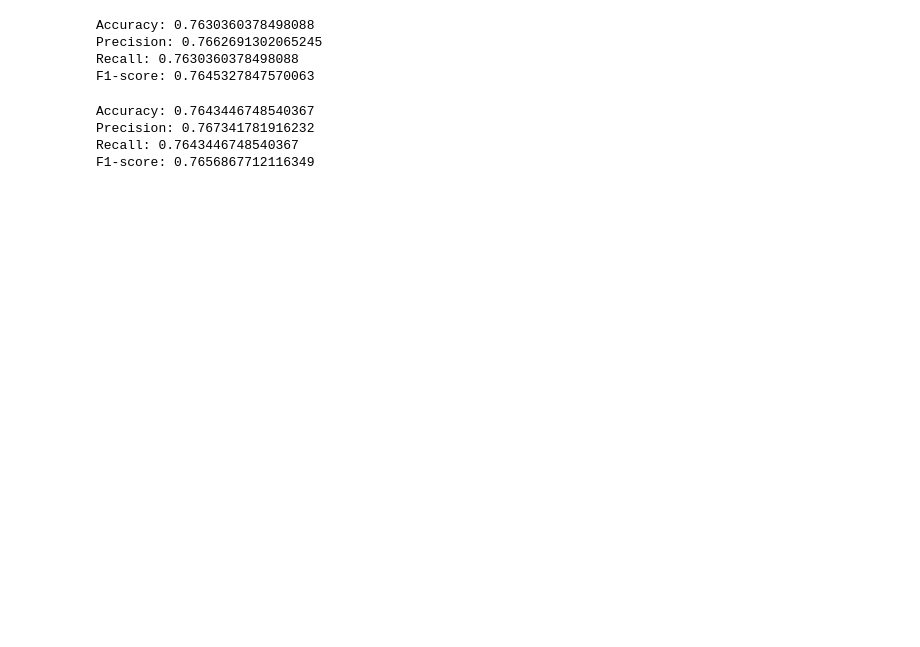
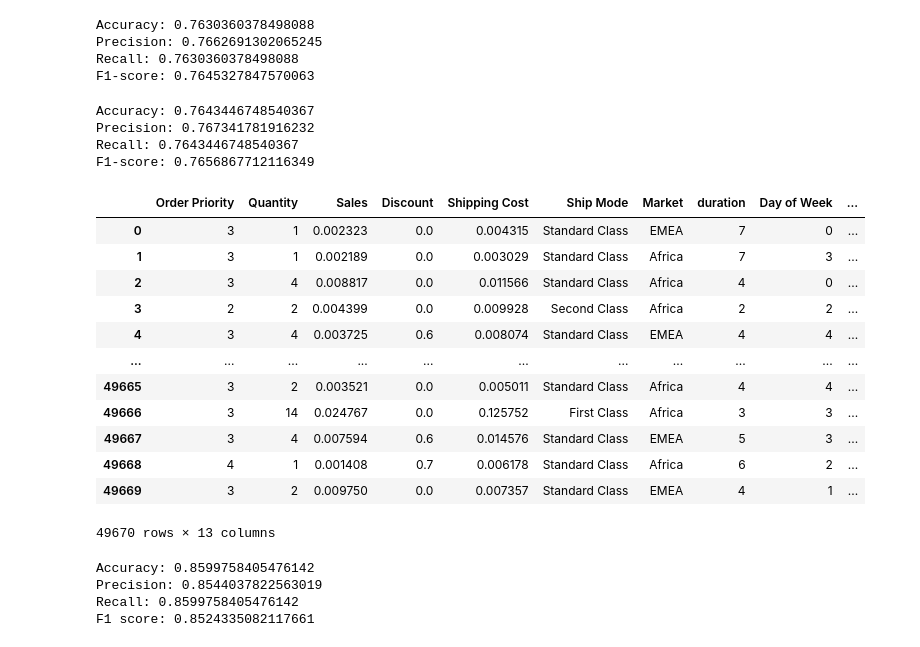
Before and after one commit to fahmani-ms/Superstore_Dashboard, a Jupyter notebook: machine_learning/part2/shipmodeclassification.ipynb, the cells around one changed output. Drawn from its saved outputs; the diff is of its cells as text; code cells hidden in the pictures; blank space fills up the shorter version.

Commit message:
adding KNN model,increasing accuracy

```diff
--- a/machine_learning/part2/shipmodeclassification.ipynb
+++ b/machine_learning/part2/shipmodeclassification.ipynb
@@ -498,3 +481,52 @@ Accuracy: 0.7643446748540367
 Precision: 0.767341781916232
 Recall: 0.7643446748540367
 F1-score: 0.7656867712116349
+# %%
+processed_df1
+# %% [output]
+|  | Order Priority | Quantity | Sales | Discount | Shipping Cost | Ship Mode | Market | duration | Day of Week | ... |
+| 0 | 3 | 1 | 0.002323 | 0.0 | 0.004315 | Standard Class | EMEA | 7 | 0 | ... |
+| 1 | 3 | 1 | 0.002189 | 0.0 | 0.003029 | Standard Class | Africa | 7 | 3 | ... |
+| 2 | 3 | 4 | 0.008817 | 0.0 | 0.011566 | Standard Class | Africa | 4 | 0 | ... |
+| 3 | 2 | 2 | 0.004399 | 0.0 | 0.009928 | Second Class | Africa | 2 | 2 | ... |
+| 4 | 3 | 4 | 0.003725 | 0.6 | 0.008074 | Standard Class | EMEA | 4 | 4 | ... |
+| ... | ... | ... | ... | ... | ... | ... | ... | ... | ... | ... |
+| 49665 | 3 | 2 | 0.003521 | 0.0 | 0.005011 | Standard Class | Africa | 4 | 4 | ... |
+| 49666 | 3 | 14 | 0.024767 | 0.0 | 0.125752 | First Class | Africa | 3 | 3 | ... |
+| 49667 | 3 | 4 | 0.007594 | 0.6 | 0.014576 | Standard Class | EMEA | 5 | 3 | ... |
+| 49668 | 4 | 1 | 0.001408 | 0.7 | 0.006178 | Standard Class | Africa | 6 | 2 | ... |
+| 49669 | 3 | 2 | 0.009750 | 0.0 | 0.007357 | Standard Class | EMEA | 4 | 1 | ... |
+49670 rows × 13 columns
+# %%
+from sklearn.neighbors import KNeighborsClassifier
+
+X_train = processed_df1[features]
+y_train = processed_df1[target]
+# Train model
+knn = KNeighborsClassifier(n_neighbors=3)
+
+# Fit the classifier to the training data
+knn.fit(X_train, y_train)
+
+# Predict the class labels for the test set
+y_pred = knn.predict(X_test)
+
+# Print the accuracy score of the classifier
+print("Accuracy:", knn.score(X_test, y_test))
+
+# Calculate the precision score
+precision = precision_score(y_test, y_pred, average='weighted')
+print("Precision:", precision)
+
+# Calculate the recall score
+recall = recall_score(y_test, y_pred, average='weighted')
+print("Recall:", recall)
+
+# Calculate the F1 score
+f1 = f1_score(y_test, y_pred, average='weighted')
+print("F1 score:", f1)
+# %% [output]
+Accuracy: 0.8599758405476142
+Precision: 0.8544037822563019
+Recall: 0.8599758405476142
+F1 score: 0.8524335082117661
```
Also changed, not shown: parts of 12 cells of this notebook.
